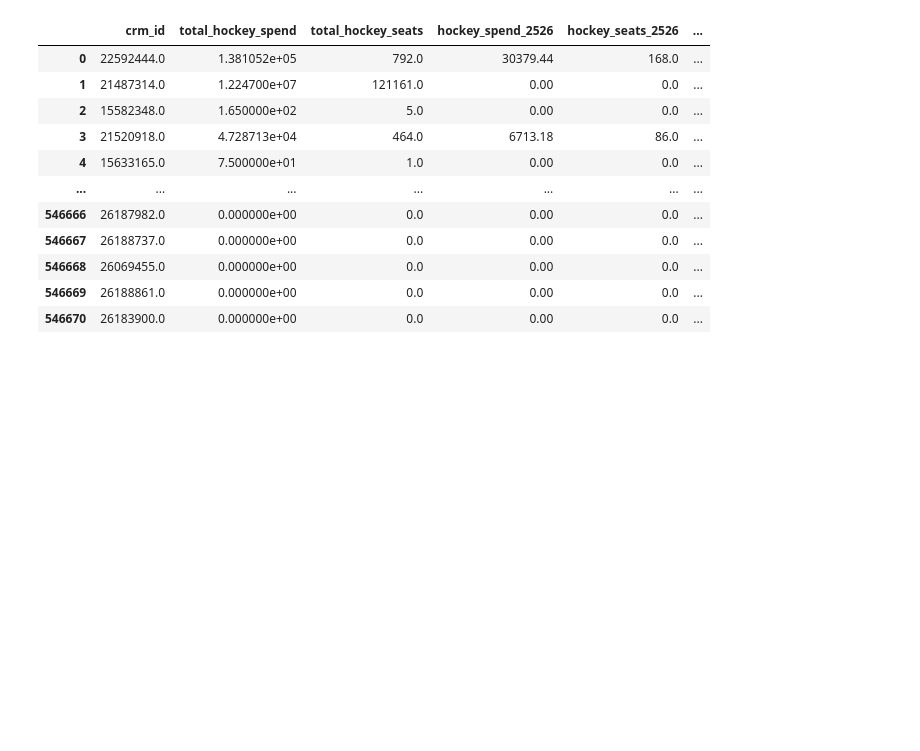
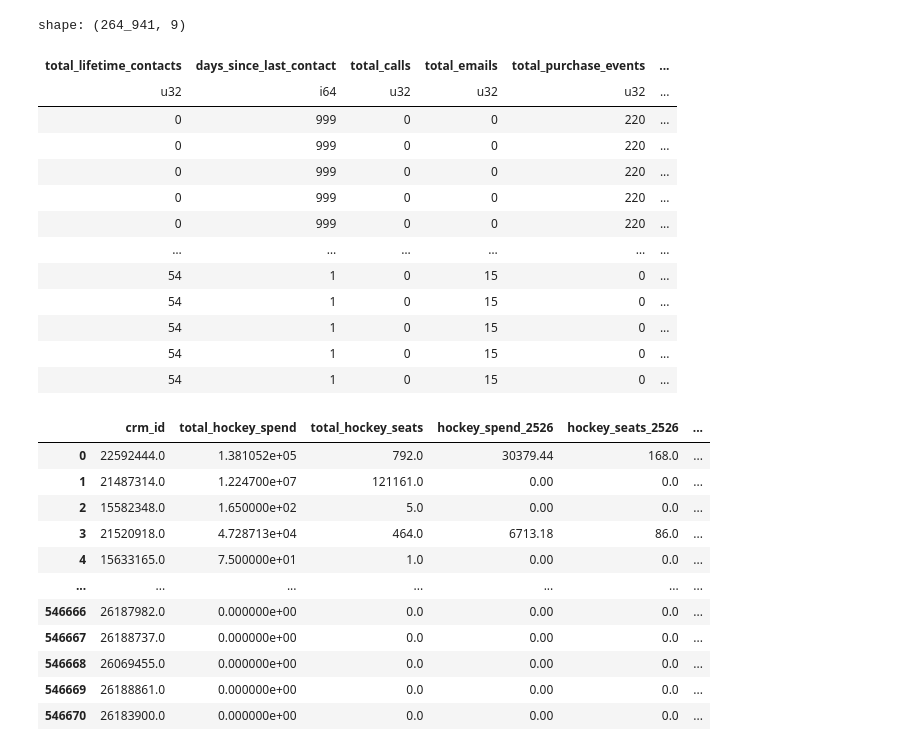
Before and after one commit to riffere-fla/pandas_party, a Jupyter notebook: lead_scoring.ipynb, the cells around one changed output. Saved outputs shown, nothing was run; the diff lists cells and outputs as text; code cells hidden in the pictures; blank space fills up the shorter version.

```diff
--- a/lead_scoring.ipynb
+++ b/lead_scoring.ipynb
@@ -216,3 +313,29 @@ AttributeError: 'Expr' object has no attribute 'offset_by'
+# %%
+call_list = pl.from_pandas(X_train)
+
+call_list = call_list.with_columns(
+    pl.when(pl.col("purchase_probability") >= 0.8).then(pl.lit("🔥 HOT"))
+    .when(pl.col("purchase_probability") >= 0.5).then(pl.lit("⚡ WARM"))
+    .otherwise(pl.lit("🧊 COLD"))
+    .alias("priority_tier")
+).sort("purchase_probability", descending=True)
+
+call_list
+# %% [output]
+shape: (264_941, 9)
+| total_lifetime_contacts | days_since_last_contact | total_calls | total_emails | total_purchase_events | ... |
+| u32 | i64 | u32 | u32 | u32 | ... |
+| 0 | 999 | 0 | 0 | 220 | ... |
+| 0 | 999 | 0 | 0 | 220 | ... |
+| 0 | 999 | 0 | 0 | 220 | ... |
+| 0 | 999 | 0 | 0 | 220 | ... |
+| 0 | 999 | 0 | 0 | 220 | ... |
+| … | … | … | … | … | ... |
+| 54 | 1 | 0 | 15 | 0 | ... |
+| 54 | 1 | 0 | 15 | 0 | ... |
+| 54 | 1 | 0 | 15 | 0 | ... |
+| 54 | 1 | 0 | 15 | 0 | ... |
+| 54 | 1 | 0 | 15 | 0 | ... |
 # %%
 q = """
 SELECT
```
Also changed, not shown: parts of 7 cells of this notebook.
